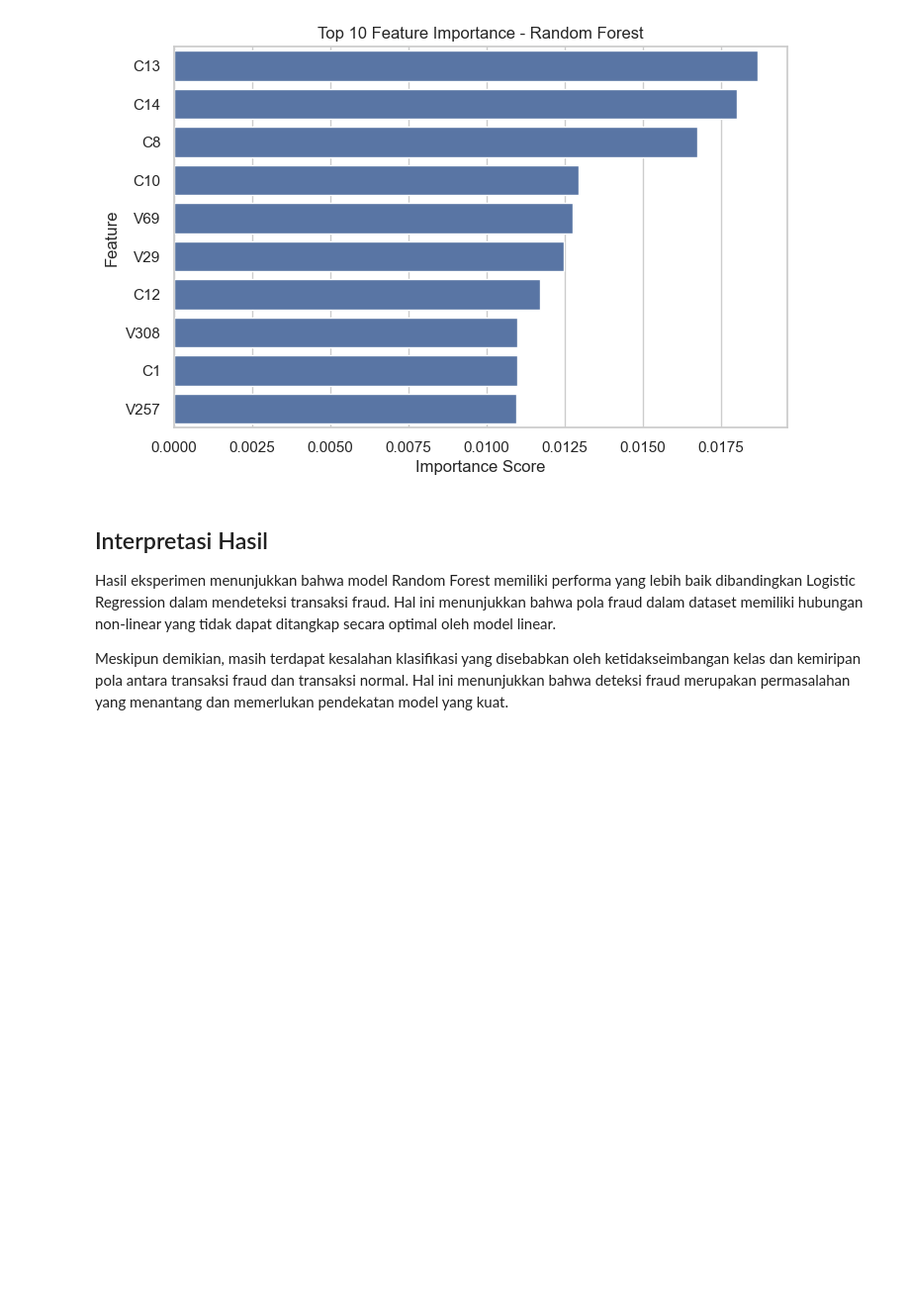
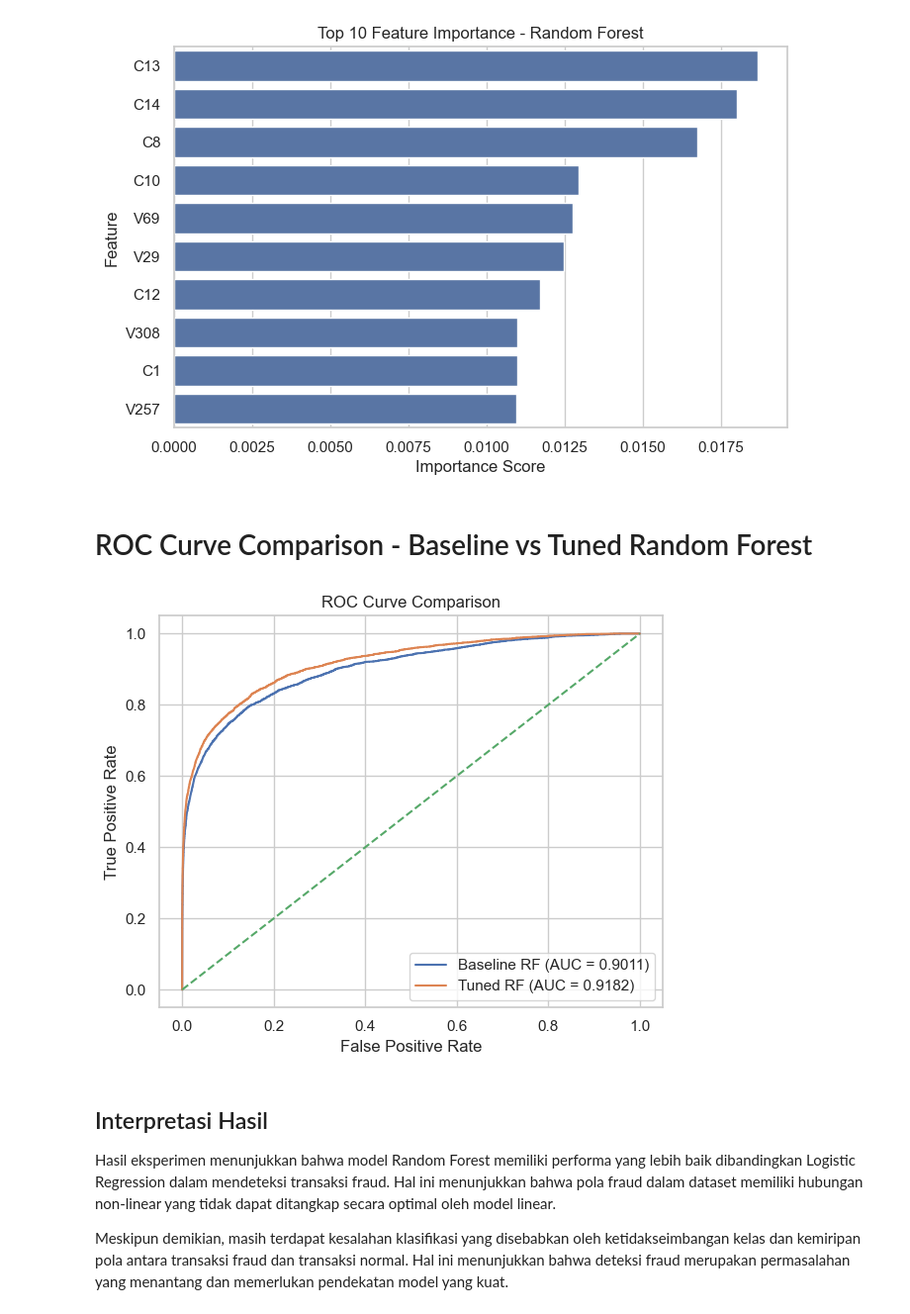
Before and after one commit to Marchiano535/fraud-bigdata, a Jupyter notebook: Tubes_Bigdata.ipynb, the cells around one changed output. Shown at 99% size. Drawn from its saved outputs; the diff is of its cells as text; code cells hidden in the pictures; blank space fills up the shorter version.

```diff
--- a/Tubes_Bigdata.ipynb
+++ b/Tubes_Bigdata.ipynb
@@ -562,6 +601,27 @@ plt.ylabel('Feature')
 plt.show()
 # %% [output]
 [figure]
+# %% [markdown]
+# ROC Curve Comparison - Baseline vs Tuned Random Forest
+# %%
+y_proba_rf = rf.predict_proba(X_test)[:, 1]
+
+fpr_rf, tpr_rf, _ = roc_curve(y_test, y_proba_rf)
+roc_auc_rf = auc(fpr_rf, tpr_rf)
+
+plt.figure(figsize=(6, 5))
+plt.plot(fpr_rf, tpr_rf, label=f'Baseline RF (AUC = {roc_auc_rf:.4f})')
+plt.plot(fpr_tuned, tpr_tuned, label=f'Tuned RF (AUC = {roc_auc_tuned:.4f})')
+plt.plot([0, 1], [0, 1], linestyle='--')
+
+plt.xlabel('False Positive Rate')
+plt.ylabel('True Positive Rate')
+plt.title('ROC Curve Comparison')
+plt.legend(loc='lower right')
+plt.tight_layout()
+plt.show()
+# %% [output]
+[figure, added]
 # %% [markdown]
 ## Interpretasi Hasil
 
```
Also changed, not shown: parts of 4 cells of this notebook.
